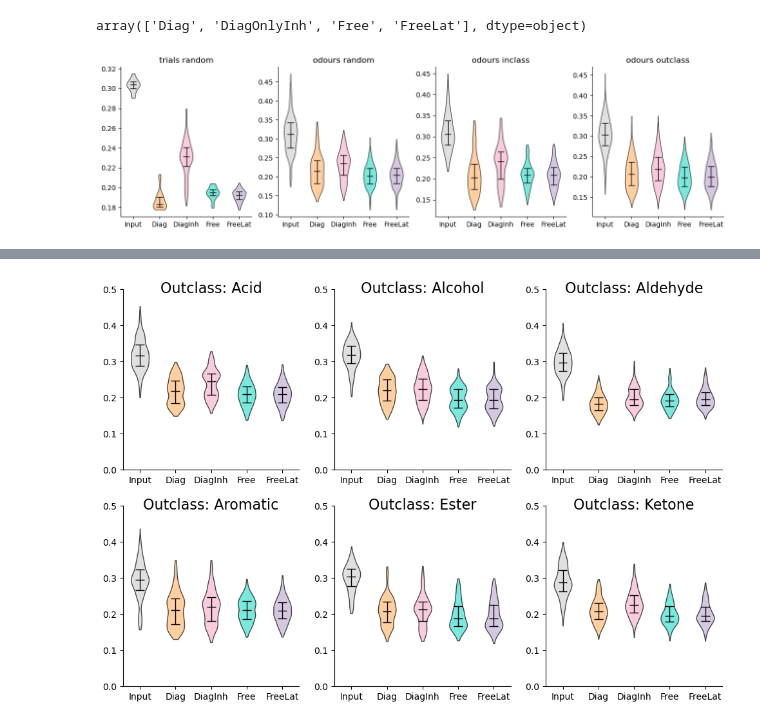
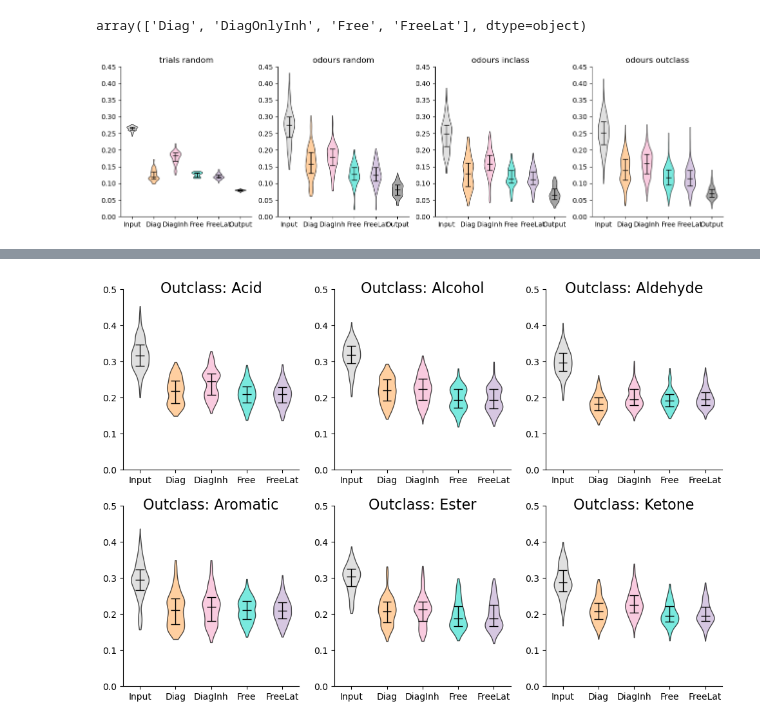
Before and after one commit to stootoon/glom-io-transform-release, a Jupyter notebook: model-fitting/demo_generalization.ipynb, the cells around one changed output, grey strips where cells are left out. Cells and saved outputs as stored; diff of their text form; code cells hidden in the pictures.

```diff
--- a/model-fitting/demo_generalization.ipynb
+++ b/model-fitting/demo_generalization.ipynb
@@ -220,75 +209,44 @@ df.head()
 df["model"].unique()
 # %% [output]
 array(['Diag', 'DiagOnlyInh', 'Free', 'FreeLat'], dtype=object)
-# %%
-# Import ordereddict
-from collections import OrderedDict
-# Import dataclass
-from dataclasses import dataclass
-
-@dataclass
-class ViolinPlotData:
-    vals: list
-    col: str
-    lab: str
-
-def violin_plots(data:OrderedDict[str, ViolinPlotData]) -> matplotlib.axes.Axes:
-    # Create a violin plot of the three distributions
-    qs = [[0.25, 0.75]] * len(data)
-    vals = [d.vals for d in data]
-    cols = [d.col for d in data]
-    labs = [d.lab for d in data]
-    parts = axi.violinplot(vals, showmeans=False, showmedians=True, showextrema=False, quantiles=qs)
-    for pc, col in zip(parts['bodies'], cols):
-        pc.set_facecolor(col)
-        pc.set_edgecolor('black')
-        pc.set_alpha(0.7)
-    for partname in ('cmedians','cquantiles'):
-        vp = parts[partname]
-        vp.set_edgecolor('black')
-        vp.set_linewidth(1)
-    for pos, d in enumerate(vals, start=1):
-      q1, q3 = np.percentile(d, [25, 75])
-      axi.vlines(pos, q1, q3, color='black', linewidth=1)
-    axi.set_xticks(np.arange(1, len(data)+1))
-    axi.set_xticklabels(labs)
-    return axi
 # %%
+import figures; reload(figures)
+from figures import ViolinPlotData, violin_plots, scatter_plot
 import proc_fit_models as pfm; reload(pfm)
-prefix = "corr"
+prefix = "corr_en"
 assert prefix in ["cov", "corr", "corr_en"], "prefix must be one of 'cov', 'corr', or 'corr_en'"
 nr, nc = 1, 4
 fig, ax = plt.subplots(nrows=nr, ncols=nc, figsize=(4 * nc, 4 * nr))
 split_descr = {"trials": ("trials", "random"),
                "odours_random,": ("odours", "random"),
                "odours_inclass": ("odours", "inclass"),
                "odours_outclass": ("odours", "outclass")}
 order = ["trials", "odours_random,", "odours_inclass", "odours_outclass"]
 model_names = which_models
 model_labs = {"Diag": "Diag",
               "DiagOnlyInh": "DiagInh",
               "Free": "Free",
               "FreeLat": "FreeLat"}
 cols = ["Gray"] + [pfm.model_color(m) for m in model_names]
 for i, (axi, split_name) in enumerate(zip(ax.flatten(), order)):
     sampler, mode = split_descr[split_name]
     split_mask = (df["sampler"] == sampler) & (df["mode"] == mode)
     if prefix in ["cov", "corr"]:
         in_out       = df[split_mask & (df['model']=="Diag")][f"{prefix}_in_out"].values
         models_est_out = [df[split_mask & (df['model']==m)][f"{prefix}_est_out"].values for m in model_names]
-        axi = violin_plots([ViolinPlotData(in_out, "LightGray", "Input")]
+        axi = violin_plots(axi, [ViolinPlotData(in_out, "LightGray", "Input")]
                            + [ViolinPlotData(models_est_out[i], pfm.model_color(model_names[i]), model_labs[model_names[i]]) for i in range(len(model_names))])
     else:
         en_in       = df[split_mask & (df['model']=="Diag")][f"{prefix}_in"].values
         en_out      = df[split_mask & (df['model']=="Diag")][f"{prefix}_out"].values
         en_est_models = [df[split_mask & (df['model']==m)][f"{prefix}_est"].values for m in model_names]
-        axi = violin_plots([ViolinPlotData(en_in, "LightGray", "Input")]
+        axi = violin_plots(axi, [ViolinPlotData(en_in, "LightGray", "Input")]
                            + [ViolinPlotData(en_est_models[i], pfm.model_color(model_names[i]), model_labs[model_names[i]]) for i in range(len(model_names))]
                            + [ViolinPlotData(en_out, "Gray", "Output")])
         axi.set_ylim((0, 0.45))
     axi.set_title(f"{sampler} {mode}")
     #i >0 and axi.set_ylim((0, 0.5) if prefix=="corr" else (0, 80))
     [axi.spines[spine].set_visible(False) for spine in ['top', 'right']]
 # %% [output]
-[figure, old version]
+[figure, new version]
 # %%
```
Also changed, not shown: parts of 15 cells of this notebook, 1 other file.
